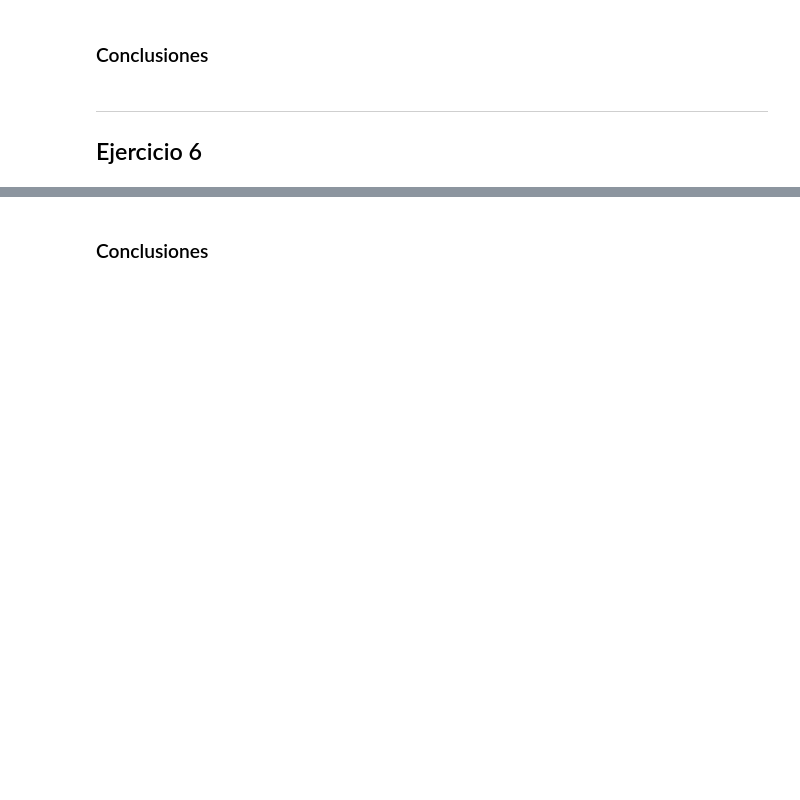
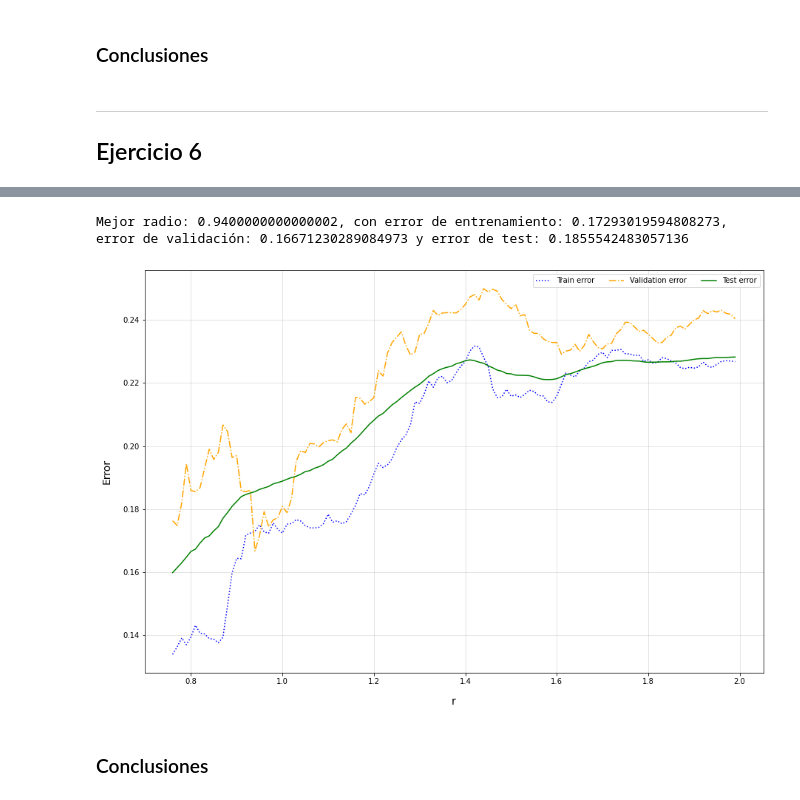
Before and after one commit to jfarizano/IntroML, a Jupyter notebook: tp4.ipynb, the cells around one changed output, grey strips where cells are left out. Saved outputs shown, nothing was run; the diff lists cells and outputs as text; code cells hidden in the pictures; blank space fills up the shorter version.

```diff
--- a/tp4.ipynb
+++ b/tp4.ipynb
@@ -518,2 +499,39 @@ ValueError: No neighbors found for test samples array([15]), you can try using l
+# %%
+col_names = list(range(5)) + ['Value']
+x_col_names = col_names[:-1]
+y_col_name = col_names[-1]
+
+# Leo el conjunto de datos utilizado para entrenar y validar
+df_data_ikeda = pd.read_csv("datasets/ikeda/ikeda.data", header=None, names = col_names, delim_whitespace=True, skipinitialspace=True)
+# Separo al azar para conjunto de validación
+X, y = df_data_ikeda[x_col_names], df_data_ikeda[y_col_name]
+X_train, X_val, y_train, y_val = train_test_split(X, y, random_state=0, test_size=0.2)
+# Leo el conjunto de test
+df_test_ikeda = pd.read_csv("datasets/ikeda/ikeda.test", header=None, names = col_names, delim_whitespace=True, skipinitialspace=True)
+X_test, y_test = df_test_ikeda[x_col_names], df_test_ikeda[y_col_name]
+best_error_val = math.inf
+
+r_values = np.arange(0.76, 2, 0.01)
+
+best_knn, best_r, error_train, error_val, error_test = train_radiusneigh_regress(r_values, X_train, y_train, X_val, y_val, X_test, y_test)
+
+errors = []
+for i in range(len(r_values)):
+  errors.append([error_train[i], r_values[i], "Train error"])
+  errors.append([error_val[i], r_values[i], "Validation error"])
+  errors.append([error_test[i], r_values[i], "Test error"])
+
+  if r_values[i] == best_r:
+    best_error_train = error_train[i]
+    best_error_val = error_val[i]
+    best_error_test = error_test[i]
+
+errors_df = pd.DataFrame(errors, columns = ["Error", "r", "Class"])
+graph_errors(errors_df, 'r')
+
+print(f"Mejor radio: {best_r}, con error de entrenamiento: {best_error_train}, error de validación: {best_error_val} y error de test: {best_error_test}")
+# %% [output]
+Mejor radio: 0.9400000000000002, con error de entrenamiento: 0.17293019594808273, error de validación: 0.16671230289084973 y error de test: 0.1855542483057136
+[figure, added]
 # %% [markdown]
 ### Conclusiones
```
Also changed, not shown: parts of 9 cells of this notebook, 1 other file.
